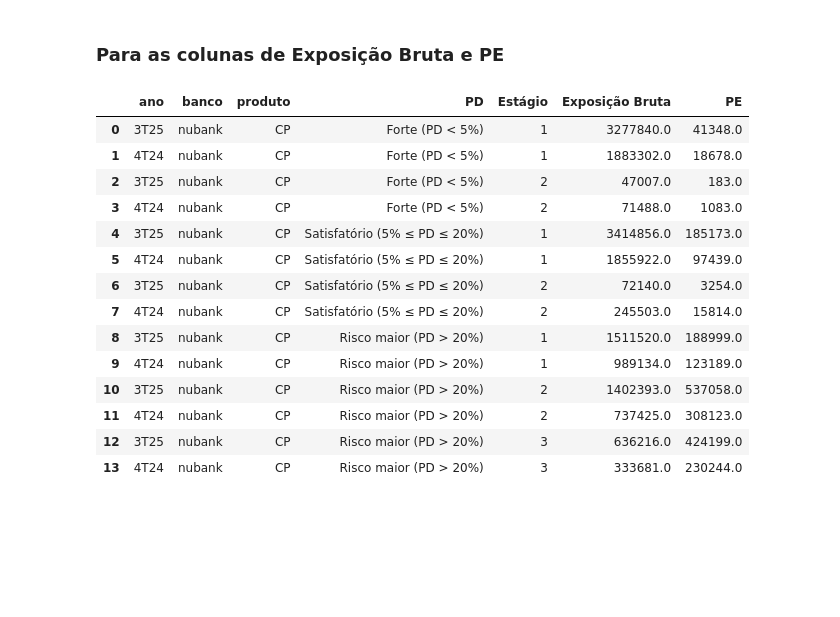
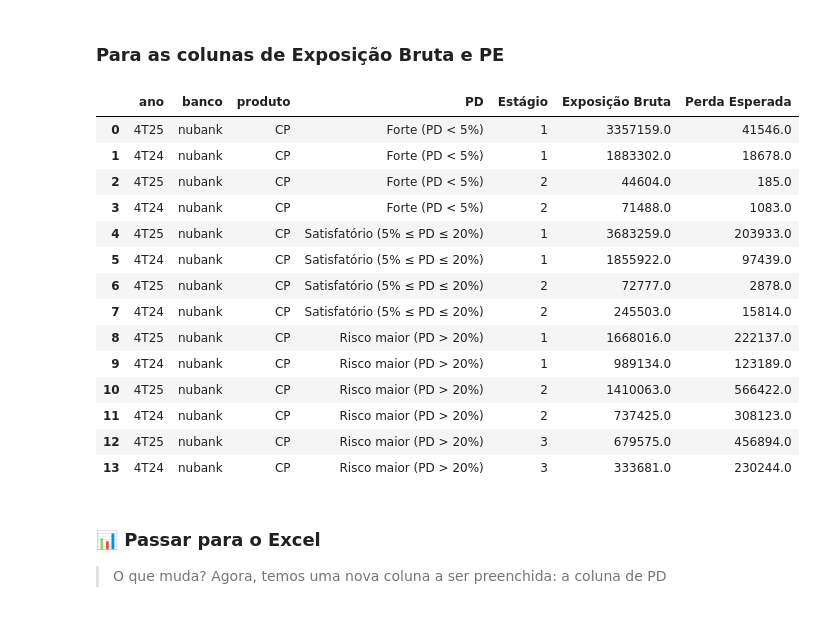
Before and after one commit to Beatriz-Bronoski/MVP---RI-extract, a Jupyter notebook: Extrator - Nubank.ipynb, the cells around one changed output. Cells and saved outputs as stored; diff of their text form; code cells hidden in the pictures; blank space fills up the shorter version.

```diff
--- a/Extrator - Nubank.ipynb
+++ b/Extrator - Nubank.ipynb
@@ -26,15 +39,15 @@ import re
 # %%
 # Refere-se a seção 14
 
-with pdfplumber.open("Demonstrações Financeiras 3T25.pdf") as pdf:
-    page = pdf.pages[19]  # página 20 (índice começa em 0)
+with pdfplumber.open("Demonstrações Financeiras 4T25.pdf") as pdf:
+    page = pdf.pages[30]
     text = page.extract_text()
 
 # Remove espaços em branco extras de cada linha ( pré-processamento )
 text = "\n".join(line.strip() for line in text.splitlines())
 
 # Define início ( start ) e fim ( end ) do trecho a ser extraído.
-start = text.find("c) Provisão para perdas de crédito - por qualidade de crédito vs. estágios")
+start = text.find("c) Perda esperada de crédito - por qualidade de crédito vs. estágios")
 end = text.find("Total", start)
 
 trecho = text[start:end]
@@ -127,17 +139,31 @@ Estágio 3 636.216 424.199 333.681 230.244
 # %% [markdown]
 ### Extração do trimestre
 # %%
+
 from datetime import datetime
 
 def datas_para_trimestres(texto):
-    datas = re.findall(r"\d{2}/\d{2}/\d{4}", texto)
+
+    # 1️⃣ Primeiro tenta pegar datas completas
+    datas_completas = re.findall(r"\d{2}/\d{2}/\d{4}", texto)
+
+    # 2️⃣ Depois pega anos isolados (4 dígitos)
+    anos_isolados = re.findall(r"\b\d{4}\b", texto)
 
     trimestres = []
 
-    for d in datas:
+    # 🔹 Caso existam datas completas
+    for d in datas_completas:
         dt = datetime.strptime(d, "%d/%m/%Y")
         trimestre = (dt.month - 1) // 3 + 1
         ano = str(dt.year)[-2:]
         trimestres.append(f"{trimestre}T{ano}")
 
+    # 🔹 Caso NÃO existam datas completas mas existam anos isolados
+    if not datas_completas and anos_isolados:
+        for ano in anos_isolados:
+            dt = datetime.strptime(ano, "%Y")
+            ano_formatado = str(dt.year)[-2:]
+            trimestres.append(f"4T{ano_formatado}")  # regra especial
+
     return trimestres
@@ -181,6 +213,10 @@ def parse_linha_estagio(linha):
         "pe_anterior": numeros[3] if len(numeros) > 3 else None,
     }
 # %%
+# há PD_PADRAO para pegar o padrão do dataframe de PD ( aquele que eu disse que dá pra quebrar ). Vamos manter assim e
+# testar
+
+# Preciso do produto de Crédito
 
 def construir_dataframe(
     linhas_estagio,
@@ -205,7 +241,7 @@ def construir_dataframe(
             "PD": PD_PADRAO[i],
             "Estágio": ESTAGIO_PADRAO[i],
             "Exposição Bruta": dados["exp_bruta_atual"],
-            "PE": dados["pe_atual"]
+            "Perda Esperada": dados["pe_atual"]
         })
 
         # Linha do trimestre anterior
@@ -216,34 +252,39 @@ def construir_dataframe(
             "PD": PD_PADRAO[i],
             "Estágio": ESTAGIO_PADRAO[i],
             "Exposição Bruta": dados["exp_bruta_anterior"],
-            "PE": dados["pe_anterior"]
+            "Perda Esperada": dados["pe_anterior"]
         })
 
     df = pd.DataFrame(registros)
 
     return df
 # %%
-df = construir_dataframe(
+# melt transforma colunas em linhas para exposição bruta
+
+df_final = construir_dataframe(
     linhas_estagio=linhas_limpa,
     texto_pdf=trecho,
     banco="Nubank",
     produto="CP"
 )
 
-df
+df_final
 # %% [output]
-|  | ano | banco | produto | PD | Estágio | Exposição Bruta | PE |
-| 0 | 3T25 | nubank | CP | Forte (PD < 5%) | 1 | 3277840.0 | 41348.0 |
+|  | ano | banco | produto | PD | Estágio | Exposição Bruta | Perda Esperada |
+| 0 | 4T25 | nubank | CP | Forte (PD < 5%) | 1 | 3357159.0 | 41546.0 |
 | 1 | 4T24 | nubank | CP | Forte (PD < 5%) | 1 | 1883302.0 | 18678.0 |
-| 2 | 3T25 | nubank | CP | Forte (PD < 5%) | 2 | 47007.0 | 183.0 |
+| 2 | 4T25 | nubank | CP | Forte (PD < 5%) | 2 | 44604.0 | 185.0 |
 | 3 | 4T24 | nubank | CP | Forte (PD < 5%) | 2 | 71488.0 | 1083.0 |
-| 4 | 3T25 | nubank | CP | Satisfatório (5% ≤ PD ≤ 20%) | 1 | 3414856.0 | 185173.0 |
+| 4 | 4T25 | nubank | CP | Satisfatório (5% ≤ PD ≤ 20%) | 1 | 3683259.0 | 203933.0 |
 | 5 | 4T24 | nubank | CP | Satisfatório (5% ≤ PD ≤ 20%) | 1 | 1855922.0 | 97439.0 |
-| 6 | 3T25 | nubank | CP | Satisfatório (5% ≤ PD ≤ 20%) | 2 | 72140.0 | 3254.0 |
+| 6 | 4T25 | nubank | CP | Satisfatório (5% ≤ PD ≤ 20%) | 2 | 72777.0 | 2878.0 |
 | 7 | 4T24 | nubank | CP | Satisfatório (5% ≤ PD ≤ 20%) | 2 | 245503.0 | 15814.0 |
-| 8 | 3T25 | nubank | CP | Risco maior (PD > 20%) | 1 | 1511520.0 | 188999.0 |
+| 8 | 4T25 | nubank | CP | Risco maior (PD > 20%) | 1 | 1668016.0 | 222137.0 |
 | 9 | 4T24 | nubank | CP | Risco maior (PD > 20%) | 1 | 989134.0 | 123189.0 |
-| 10 | 3T25 | nubank | CP | Risco maior (PD > 20%) | 2 | 1402393.0 | 537058.0 |
+| 10 | 4T25 | nubank | CP | Risco maior (PD > 20%) | 2 | 1410063.0 | 566422.0 |
 | 11 | 4T24 | nubank | CP | Risco maior (PD > 20%) | 2 | 737425.0 | 308123.0 |
-| 12 | 3T25 | nubank | CP | Risco maior (PD > 20%) | 3 | 636216.0 | 424199.0 |
+| 12 | 4T25 | nubank | CP | Risco maior (PD > 20%) | 3 | 679575.0 | 456894.0 |
 | 13 | 4T24 | nubank | CP | Risco maior (PD > 20%) | 3 | 333681.0 | 230244.0 |
+# %% [markdown]
+### 📊 Passar para o Excel
+> O que muda? Agora, temos uma nova coluna a ser preenchida: a coluna de PD
```
Also changed, not shown: parts of 9 cells of this notebook, 10 other files.
